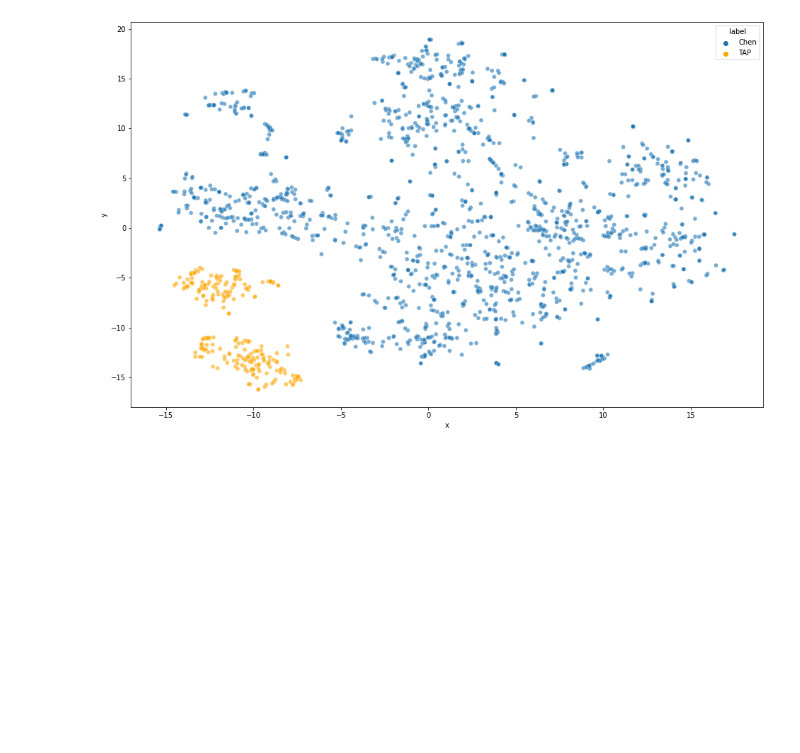
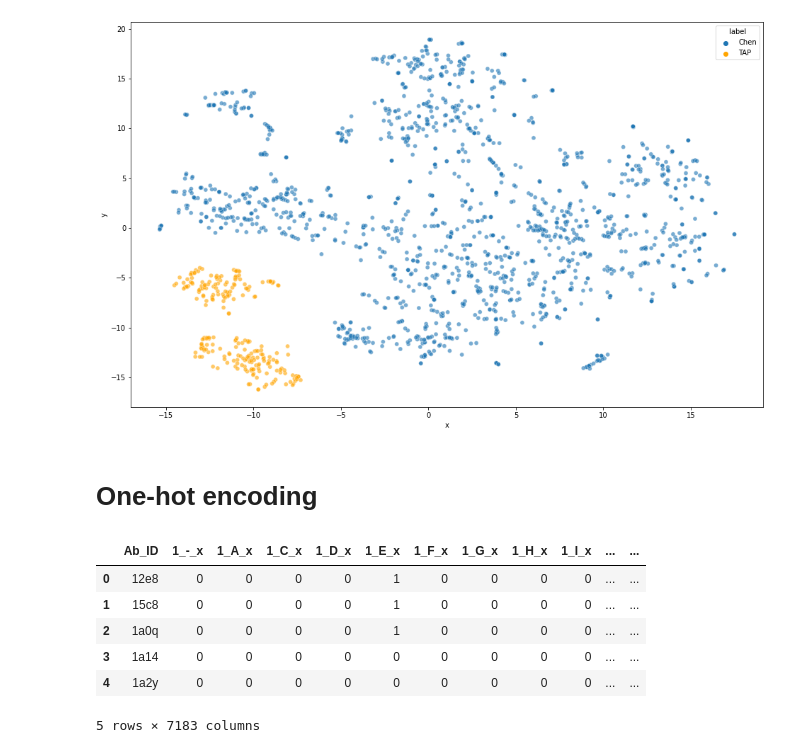
Before and after one commit to kvetab/di-pred, a Jupyter notebook: notebooks/reports/02-dataset-comparison.ipynb, the cells around one changed output. Drawn from its saved outputs; the diff is of its cells as text; code cells hidden in the pictures; blank space fills up the shorter version.

```diff
--- a/notebooks/reports/02-dataset-comparison.ipynb
+++ b/notebooks/reports/02-dataset-comparison.ipynb
@@ -417,3 +428,18 @@ plot_tsne(x_data.drop(["Ab_ID", "label"], axis=1), list(x_data["label"]), compon
 [t-SNE] KL divergence after 250 iterations with early exaggeration: 63.765114
 [t-SNE] KL divergence after 300 iterations: 1.117934
 [figure]
+# %% [markdown]
+# One-hot encoding
+# %%
+x_chen = pd.read_feather(path.join(DATA_DIR, "chen/onehot/chen_onehot.ftr"))
+x_chen = x_chen.merge(chen_data[["Antibody_ID"]], left_on="Ab_ID", right_on="Antibody_ID").drop("Antibody_ID", axis=1)
+#x_chen = x_chen.loc[chen_data.index]
+x_chen.head()
+# %% [output]
+|  | Ab_ID | 1_-_x | 1_A_x | 1_C_x | 1_D_x | 1_E_x | 1_F_x | 1_G_x | 1_H_x | 1_I_x | ... | ... |
+| 0 | 12e8 | 0 | 0 | 0 | 0 | 1 | 0 | 0 | 0 | 0 | ... | ... |
+| 1 | 15c8 | 0 | 0 | 0 | 0 | 1 | 0 | 0 | 0 | 0 | ... | ... |
+| 2 | 1a0q | 0 | 0 | 0 | 0 | 1 | 0 | 0 | 0 | 0 | ... | ... |
+| 3 | 1a14 | 0 | 0 | 0 | 0 | 0 | 0 | 0 | 0 | 0 | ... | ... |
+| 4 | 1a2y | 0 | 0 | 0 | 0 | 0 | 0 | 0 | 0 | 0 | ... | ... |
+5 rows × 7183 columns
```
Also changed, not shown: parts of 10 cells of this notebook, 6 other files.
